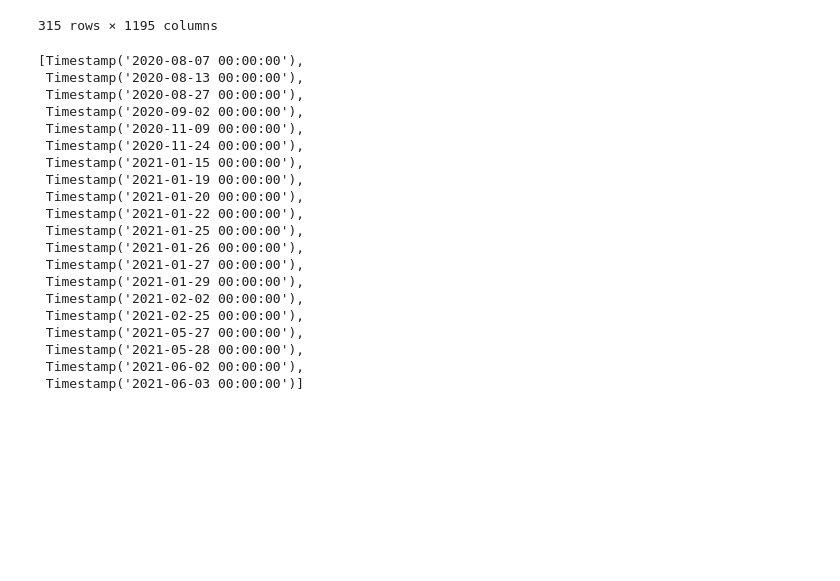
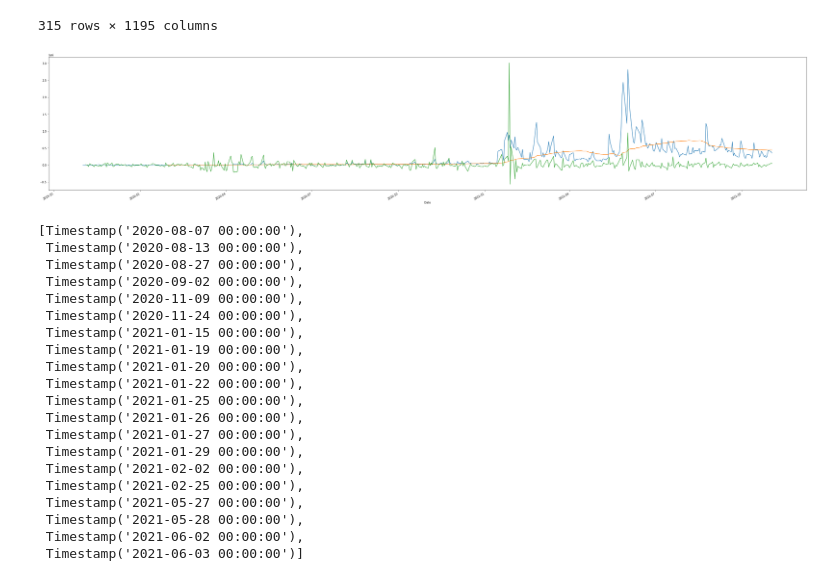
Before and after one commit to amazd/option-volume-prediction, a Jupyter notebook: statistical_fundamentalsv2.ipynb, the cells around one changed output. Drawn from its saved outputs; the diff is of its cells as text; code cells hidden in the pictures; blank space fills up the shorter version.

```diff
--- a/statistical_fundamentalsv2.ipynb
+++ b/statistical_fundamentalsv2.ipynb
@@ -62,6 +99,6 @@ SPY_prices_df
 # %%
 start_date = "2020-04-01"
-end_date = "2021-06-30"
+end_date = "2021-11-09"
 
 call_volume_df = call_volume_df.loc[start_date:end_date]
 put_volume_df = put_volume_df.loc[start_date:end_date]
@@ -156,6 +196,24 @@ for ticker in ticker_names:
         else:
             no_vol_signal[ticker].append(date)
         i+= 1
+# %%
+# Calculate the daily percent changes and drop n/a values
+sixty_day_rolling_volume_df = call_volume_df.rolling(60).mean()
+pct_change_one_day = price_df.pct_change()
+#pct_change_five_day = (1+pct_change_one_day).rolling(window=5).apply(np.prod, raw=True) - 1
+
+pct_change_one_day_scaled = pct_change_one_day * 1000000
+#pct_change_five_day_scaled = pct_change_five_day * 100000000
+
+#volume_df = volume_df.dropna()
+
+#pct_change_five_day
+volume_chart = call_volume_df['AMC'].plot(figsize=(50,10))
+rolling_chart = sixty_day_rolling_volume_df['AMC'].plot(ax=volume_chart)
+pct_chart = pct_change_one_day_scaled['AMC'].plot(ax=rolling_chart)
+#pct_change_one_day_scaled['AMC'].plot(ax=pct_chart)
+# %% [output]
+[figure, added]
 # %%
 good_vol_signal["AMC"]
 # %% [output]
```
Also changed, not shown: parts of 22 cells of this notebook, 1 other file.
